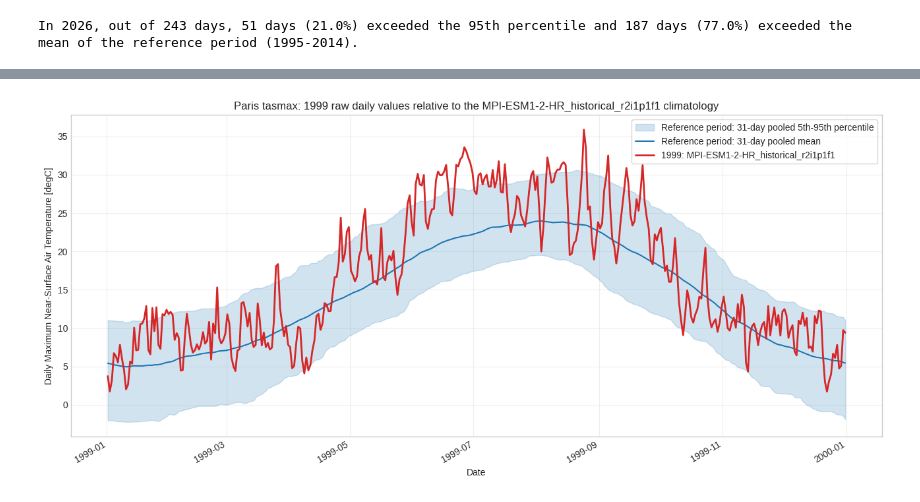
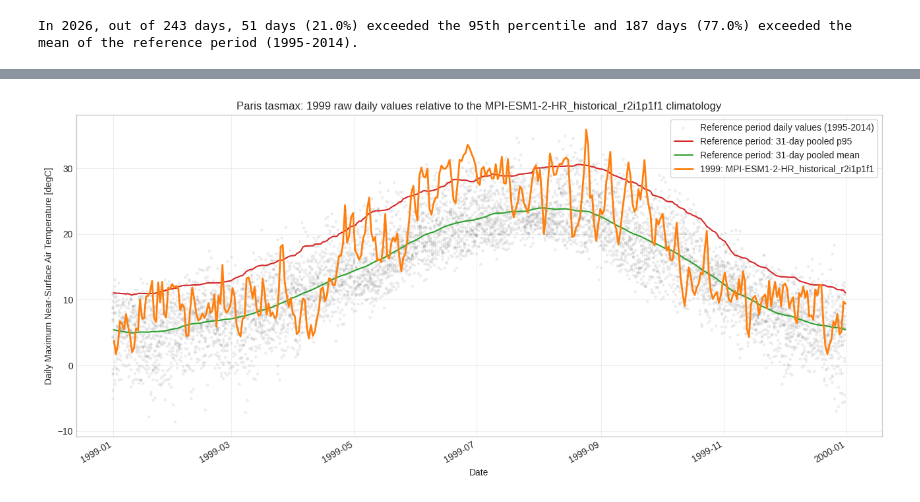
Before and after one commit to jesusff/T33-Emulator-hub, a Jupyter notebook: notebooks/city_level_emulator_ensemble_and_observations.ipynb, the cells around one changed output, grey strips where cells are left out. Drawn from its saved outputs; the diff is of its cells as text; code cells hidden in the pictures.

Commit message:
Emulator climatology as scatter

```diff
--- a/notebooks/city_level_emulator_ensemble_and_observations.ipynb
+++ b/notebooks/city_level_emulator_ensemble_and_observations.ipynb
@@ -639,6 +639,10 @@ calendar_day_positions = {
 reference_frame["calendar_position"] = reference_frame["month_day"].map(
     calendar_day_positions
 )
+reference_frame = reference_frame.dropna(subset=["calendar_position"])
+reference_frame["plot_date"] = pd.to_datetime(
+    f"{highlighted_year}-" + reference_frame["month_day"]
+)
 pool_offsets = np.arange(
     -(climatology_pool_days // 2),
     climatology_pool_days - (climatology_pool_days // 2),
@@ -652,7 +656,6 @@ climatology = pd.DataFrame(
             "value",
         ].agg(
             mean="mean",
-            p05=lambda values: values.quantile(0.05),
             p95=lambda values: values.quantile(0.95),
         )
         for position in range(1, calendar_day_count + 1)
@@ -662,48 +665,56 @@ climatology = pd.DataFrame(
 selected_frame = selected_frame.join(climatology, on="month_day")
 
 fig, ax = plt.subplots(figsize=(13, 6))
-ax.fill_between(
-    selected_frame.index,
-    selected_frame["p05"],
-    selected_frame["p95"],
-    color="#1f77b4",
-    alpha=0.2,
+ax.scatter(
+    reference_frame["plot_date"],
+    reference_frame["value"],
+    color="#1D1C1C",
+    alpha=0.08,
+    edgecolors="none",
+    s=10,
     label=(
-        f"Reference period: {climatology_pool_days}-day pooled 5th-95th percentile"
+        f"Reference period daily values ({REFERENCE_PERIOD.start}-{REFERENCE_PERIOD.stop})"
     ),
 )
 ax.plot(
     selected_frame.index,
+    selected_frame["p95"],
+    color="#d62728",
+    linewidth=1.5,
+    label=f"Reference period: {climatology_pool_days}-day pooled p95",
+)
+ax.plot(
+    selected_frame.index,
     selected_frame["mean"],
-    color="#1f77b4",
+    color="#2ca02c",
     linewidth=1.5,
     label=f"Reference period: {climatology_pool_days}-day pooled mean",
 )
 ax.plot(
     selected_frame.index,
     selected_frame["value"],
-    color="#d62728",
+    color="#ff7f0e",
     linewidth=2.0,
     label=f"{highlighted_year}: {selected_member}",
 )
 ax.set(
     title=(
         f"{CITY} {VARIABLE}: {highlighted_year} raw daily values relative to "
         f"the {selected_member} climatology"
     ),
     xlabel="Date",
     ylabel=f"{member_daily.attrs.get('long_name', VARIABLE)} "
     f"[{member_daily.attrs.get('units', '')}]",
 )
 ax.legend(loc="best", frameon=True)
 ax.grid(True, alpha=0.3)
 fig.autofmt_xdate()
 plt.tight_layout()
 save_figure(
     fig,
-    f"106_{CITY}_{VARIABLE}_{selected_member}_{highlighted_year}_daily_climatology",
+    f"106_{CITY}_{VARIABLE}_{selected_member}_{highlighted_year}_daily_tmax",
     config,
 )
 plt.show()
 # %% [output]
-[figure, old version]
+[figure, new version]
```
